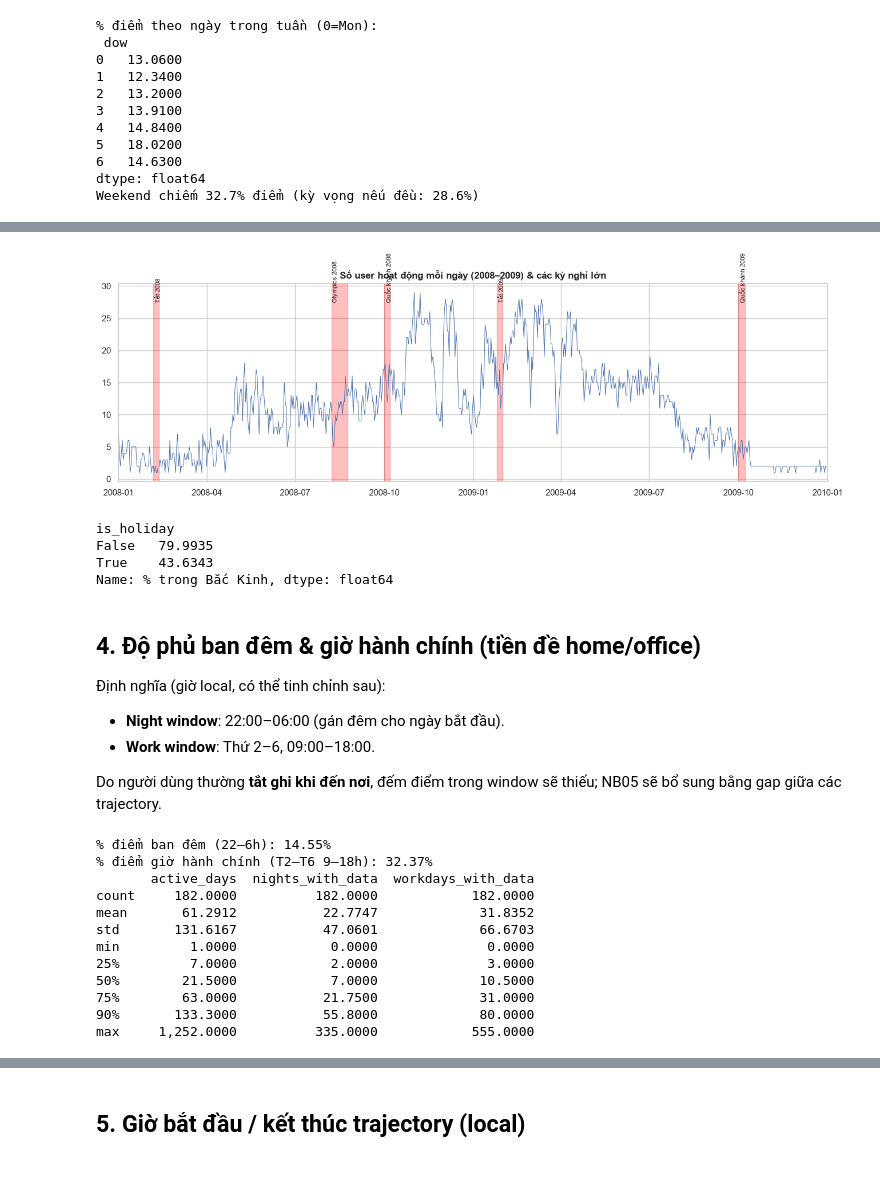
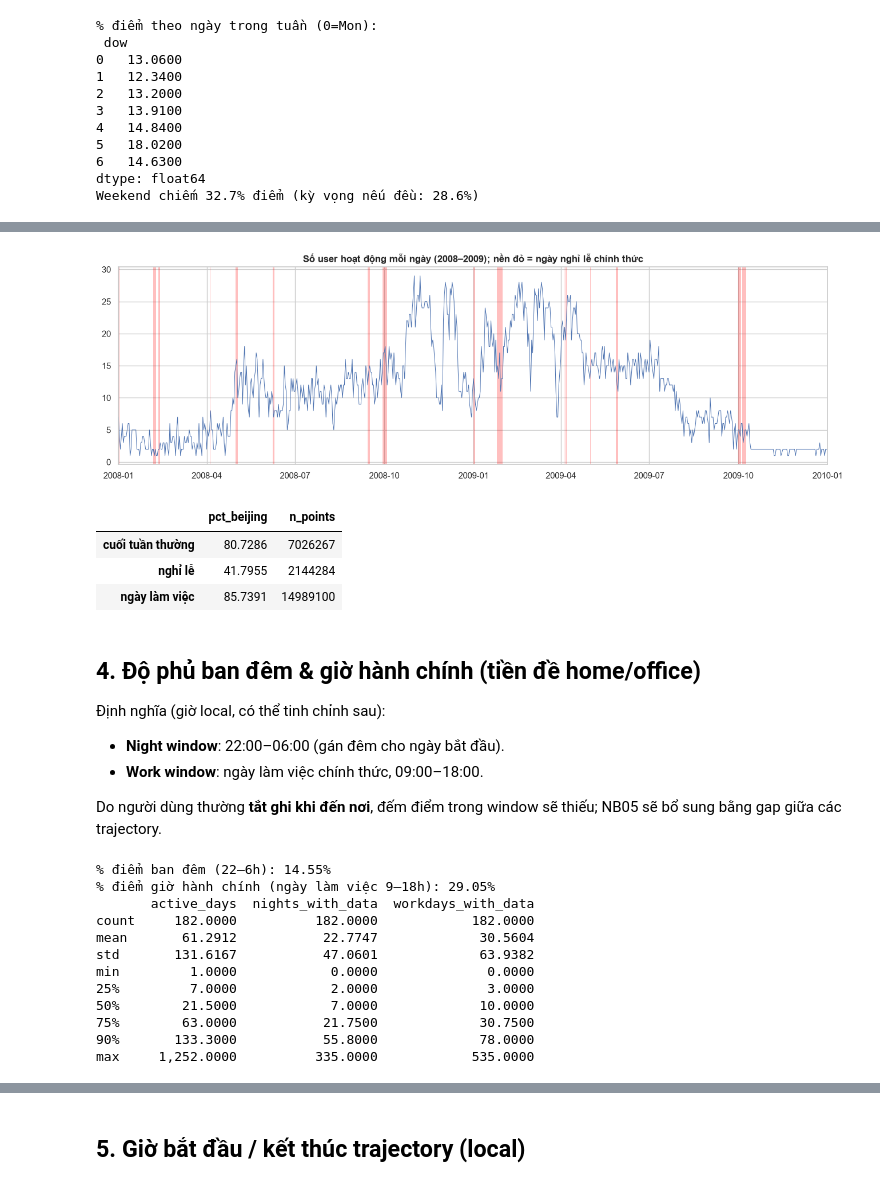
Before and after one commit to Gaohonggg/GeolifeGPS-trajectory, a Jupyter notebook: EDA/03_temporal_patterns.ipynb, the cells around one changed output, grey strips where cells are left out. Drawn from its saved outputs; the diff is of its cells as text; code cells hidden in the pictures.

```diff
--- a/EDA/03_temporal_patterns.ipynb
+++ b/EDA/03_temporal_patterns.ipynb
@@ -18,13 +21,15 @@ import numpy as np
 import pandas as pd
 import seaborn as sns
 
-from utils import add_geo, load_points, savefig, setup_style
+from utils import add_calendar, add_geo, china_calendar, load_points, savefig, setup_style
 
 setup_style()
 pts = load_points(["user", "traj_id", "lat", "lon", "ts_utc"])
 pts = pts[pts.lat.between(-90, 90)]  # bỏ 1 điểm lat lỗi (xem NB01)
+pts = pts[pts.ts_utc.dt.year >= 2007]  # bỏ 3 điểm năm 2000 (lỗi đồng hồ)
 pts = add_geo(pts)
-pts = pts[pts.ts_utc.dt.year >= 2007]  # bỏ 3 điểm năm 2000 (lỗi đồng hồ)
+cal = china_calendar()
+pts = add_calendar(pts, cal)
 pts["date"] = pts.ts_local.dt.normalize()
 pts["hour"] = pts.ts_local.dt.hour
 pts["dow"] = pts.ts_local.dt.day_of_week  # 0=Mon
@@ -172,42 +206,38 @@ Weekend chiếm 32.7% điểm (kỳ vọng nếu đều: 28.6%)
 # %%
 daily = pts.groupby("date").agg(n=("user", "size"), users=("user", "nunique"))
 fig, ax = plt.subplots(figsize=(16, 4.5))
 ax.plot(daily.index, daily.users, lw=0.7)
-events = {"Olympics 2008": ("2008-08-08", "2008-08-24"),
-          "Quốc khánh 2008": ("2008-10-01", "2008-10-07"), "Tết 2009": ("2009-01-25", "2009-01-31"),
-          "Quốc khánh 2009": ("2009-10-01", "2009-10-08"), "Tết 2008": ("2008-02-06", "2008-02-12")}
-for name, (a, b) in events.items():
-    ax.axvspan(pd.Timestamp(a), pd.Timestamp(b), alpha=0.25, color="red")
-    ax.text(pd.Timestamp(a), daily.users.max() * 0.95, name, fontsize=8, rotation=90)
+hol_days = cal.loc[cal.is_holiday, "date"]
+for d in hol_days[(hol_days >= "2008-01-01") & (hol_days < "2010-01-01")]:
+    ax.axvspan(d, d + pd.Timedelta(days=1), alpha=0.25, color="red", lw=0)
 ax.set_xlim(pd.Timestamp("2008-01-01"), pd.Timestamp("2010-01-01"))
-ax.set_title("Số user hoạt động mỗi ngày (2008–2009) & các kỳ nghỉ lớn"); savefig("03_daily_users_holidays"); plt.show()
+ax.set_title("Số user hoạt động mỗi ngày (2008–2009); nền đỏ = ngày nghỉ lễ chính thức"); savefig("03_daily_users_holidays"); plt.show()
 # %% [output]
-[figure, old version]
+[figure, new version]
-# %%
-# Trong kỳ nghỉ, user có rời Bắc Kinh nhiều hơn không?
-pts["is_holiday"] = False
-for a, b in events.values():
-    pts.loc[pts.date.between(pd.Timestamp(a), pd.Timestamp(b)), "is_holiday"] = True
-pts.groupby("is_holiday").in_beijing.mean().rename("% trong Bắc Kinh") * 100
-# %% [output]
-is_holiday
-False   79.9935
-True    43.6343
-Name: % trong Bắc Kinh, dtype: float64
+# %%
+# Ngày nghỉ lễ có làm user rời Bắc Kinh không? So với ngày làm việc và cuối tuần thường (chỉ xét điểm ở Trung Quốc)
+cn = pts[pts.in_china]
+kind = np.select([cn.is_holiday, cn.is_workday], ["nghỉ lễ", "ngày làm việc"], "cuối tuần thường")
+cn.groupby(kind).agg(pct_beijing=("in_beijing", "mean"), n_points=("user", "size")).assign(pct_beijing=lambda d: d.pct_beijing * 100)
+# %% [output]
+|  | pct_beijing | n_points |
+| cuối tuần thường | 80.7286 | 7026267 |
+| nghỉ lễ | 41.7955 | 2144284 |
+| ngày làm việc | 85.7391 | 14989100 |
 # %% [markdown]
 ## 4. Độ phủ ban đêm & giờ hành chính (tiền đề home/office)
 
 Định nghĩa (giờ local, có thể tinh chỉnh sau):
 - **Night window**: 22:00–06:00 (gán đêm cho ngày bắt đầu).
-- **Work window**: Thứ 2–6, 09:00–18:00.
+- **Work window**: ngày làm việc chính thức, 09:00–18:00.
 
 Do người dùng thường **tắt ghi khi đến nơi**, đếm điểm trong window sẽ thiếu; NB05 sẽ bổ sung bằng gap giữa các trajectory.
 # %%
 night = (pts.hour >= 22) | (pts.hour < 6)
-work = (pts.dow < 5) & pts.hour.between(9, 17)
+work = pts.is_workday & pts.hour.between(9, 17)
 pts["night_date"] = (pts.ts_local - pd.Timedelta(hours=6)).dt.normalize()
 print(f"% điểm ban đêm (22–6h): {night.mean():.2%}")
-print(f"% điểm giờ hành chính (T2–T6 9–18h): {work.mean():.2%}")
+print(f"% điểm giờ hành chính (ngày làm việc 9–18h): {work.mean():.2%}")
 cov = pd.DataFrame({
     "active_days": pts.groupby("user").date.nunique(),
     "nights_with_data": pts[night].groupby("user").night_date.nunique(),
@@ -216,17 +246,17 @@ cov = pd.DataFrame({
 print(cov.describe(percentiles=[.25, .5, .75, .9]))
 # %% [output]
 % điểm ban đêm (22–6h): 14.55%
-% điểm giờ hành chính (T2–T6 9–18h): 32.37%
+% điểm giờ hành chính (ngày làm việc 9–18h): 29.05%
        active_days  nights_with_data  workdays_with_data
 count     182.0000          182.0000            182.0000
-mean       61.2912           22.7747             31.8352
-std       131.6167           47.0601             66.6703
+mean       61.2912           22.7747             30.5604
+std       131.6167           47.0601             63.9382
 min         1.0000            0.0000              0.0000
 25%         7.0000            2.0000              3.0000
-50%        21.5000            7.0000             10.5000
-75%        63.0000           21.7500             31.0000
-90%       133.3000           55.8000             80.0000
-max     1,252.0000          335.0000            555.0000
+50%        21.5000            7.0000             10.0000
+75%        63.0000           21.7500             30.7500
+90%       133.3000           55.8000             78.0000
+max     1,252.0000          335.0000            535.0000
 # %%
 fig, ax = plt.subplots(1, 2, figsize=(15, 4.5))
 for c in ["nights_with_data", "workdays_with_data"]:
```
Also changed, not shown: parts of 5 cells of this notebook, 31 other files.
